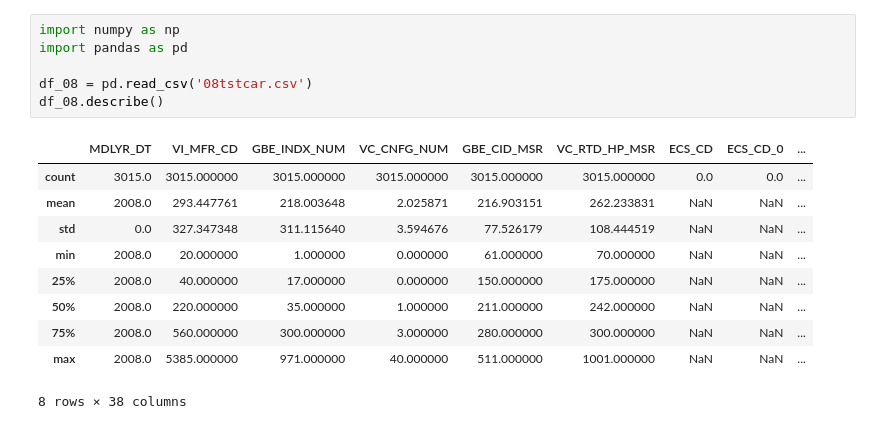
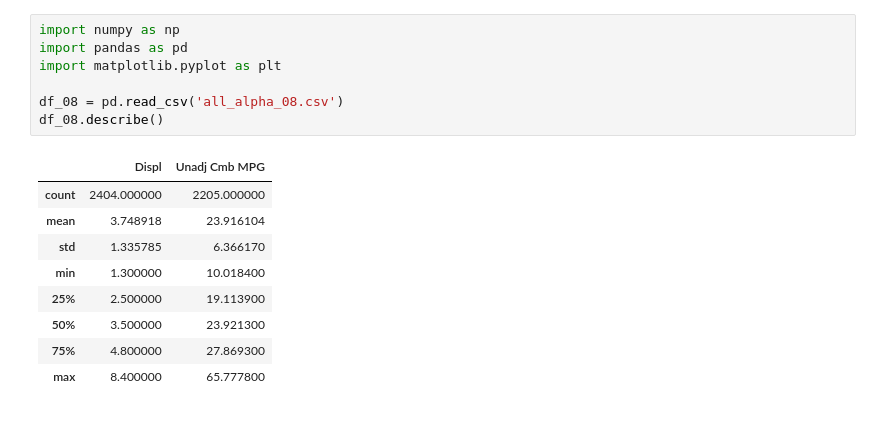
Before and after one commit to NandhanThiravia/ml_foundation, a Jupyter notebook: StudyMaterials/03_Inferential_Statistics/09_Fuel_Economy/Fuel Economy Analysis.ipynb, the cells around one changed output. Cells and saved outputs as stored; diff of their text form.

```diff
--- a/StudyMaterials/03_Inferential_Statistics/09_Fuel_Economy/Fuel Economy Analysis.ipynb
+++ b/StudyMaterials/03_Inferential_Statistics/09_Fuel_Economy/Fuel Economy Analysis.ipynb
@@ -1,18 +1,18 @@
 # %%
 import numpy as np
 import pandas as pd
+import matplotlib.pyplot as plt
 
-df_08 = pd.read_csv('08tstcar.csv')
+df_08 = pd.read_csv('all_alpha_08.csv')
 df_08.describe()
 # %% [output]
-|  | MDLYR_DT | VI_MFR_CD | GBE_INDX_NUM | VC_CNFG_NUM | GBE_CID_MSR | VC_RTD_HP_MSR | ECS_CD | ECS_CD_0 | ... |
-| count | 3015.0 | 3015.000000 | 3015.000000 | 3015.000000 | 3015.000000 | 3015.000000 | 0.0 | 0.0 | ... |
-| mean | 2008.0 | 293.447761 | 218.003648 | 2.025871 | 216.903151 | 262.233831 | NaN | NaN | ... |
-| std | 0.0 | 327.347348 | 311.115640 | 3.594676 | 77.526179 | 108.444519 | NaN | NaN | ... |
-| min | 2008.0 | 20.000000 | 1.000000 | 0.000000 | 61.000000 | 70.000000 | NaN | NaN | ... |
-| 25% | 2008.0 | 40.000000 | 17.000000 | 0.000000 | 150.000000 | 175.000000 | NaN | NaN | ... |
-| 50% | 2008.0 | 220.000000 | 35.000000 | 1.000000 | 211.000000 | 242.000000 | NaN | NaN | ... |
-| 75% | 2008.0 | 560.000000 | 300.000000 | 3.000000 | 280.000000 | 300.000000 | NaN | NaN | ... |
-| max | 2008.0 | 5385.000000 | 971.000000 | 40.000000 | 511.000000 | 1001.000000 | NaN | NaN | ... |
+|  | Displ | Unadj Cmb MPG |
+| count | 2404.000000 | 2205.000000 |
+| mean | 3.748918 | 23.916104 |
+| std | 1.335785 | 6.366170 |
+| min | 1.300000 | 10.018400 |
+| 25% | 2.500000 | 19.113900 |
+| 50% | 3.500000 | 23.921300 |
+| 75% | 4.800000 | 27.869300 |
+| max | 8.400000 | 65.777800 |
-8 rows × 38 columns
 # %%
```
Also changed, not shown: parts of 59 cells of this notebook, 15 other files.
